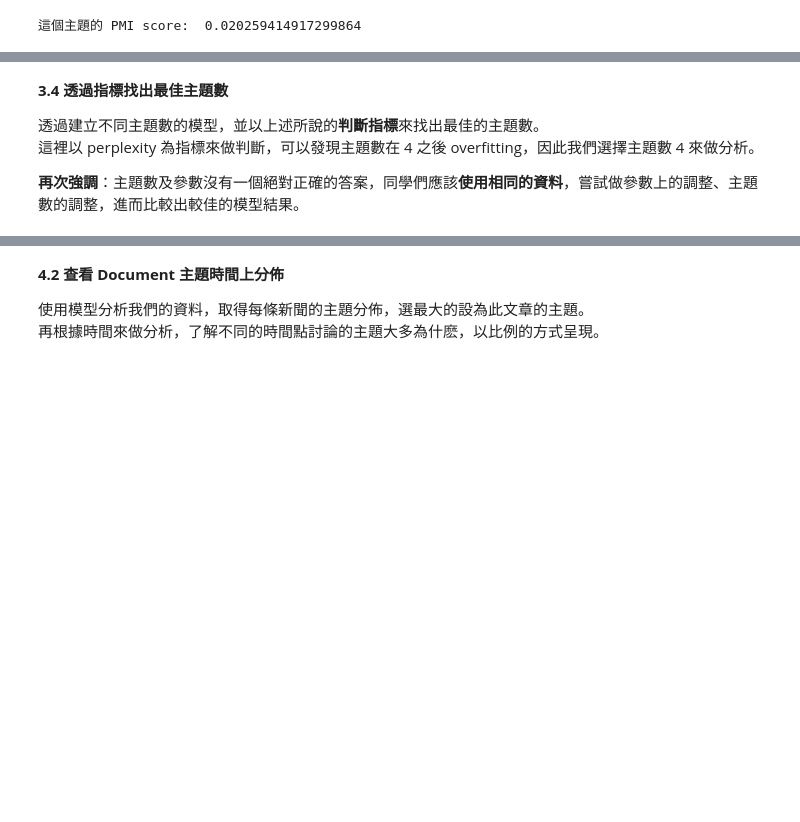
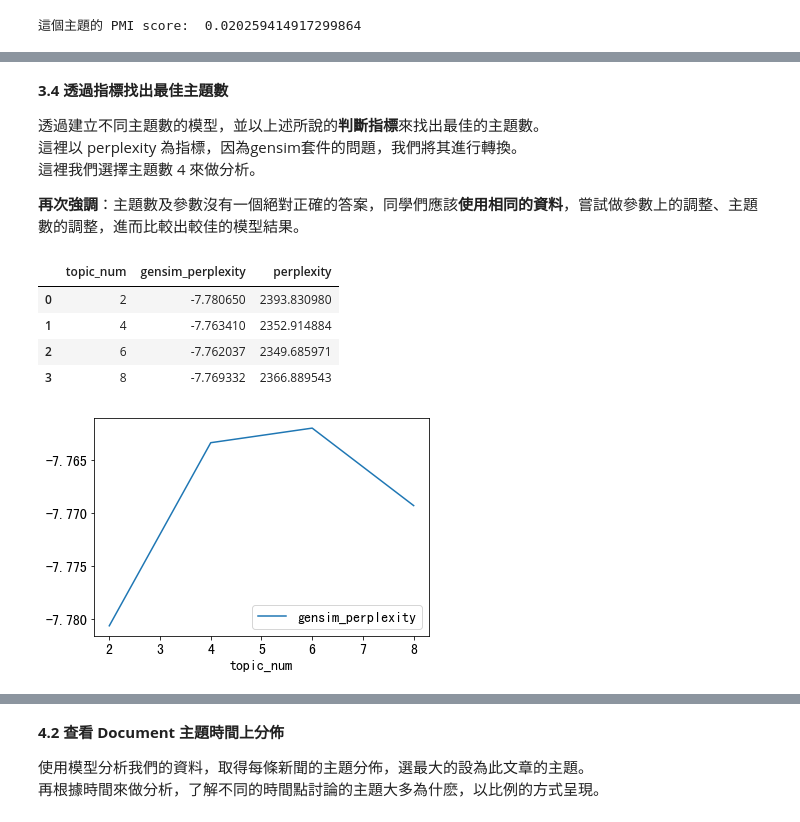
Before and after one commit to Text-Analytics-and-Retrieval/SMA_2021F, a Jupyter notebook: week12_topic_model/week12_zh.ipynb, the cells around one changed output, grey strips where cells are left out. Saved outputs shown, nothing was run; the diff lists cells and outputs as text; code cells hidden in the pictures; blank space fills up the shorter version.

```diff
--- a/week12_topic_model/week12_zh.ipynb
+++ b/week12_topic_model/week12_zh.ipynb
@@ -286,7 +286,8 @@ print('這個主題的 Perplexity Score: ', perplexity)
 **3.4 透過指標找出最佳主題數**
 
 透過建立不同主題數的模型，並以上述所說的**判斷指標**來找出最佳的主題數。<br>
-這裡以 perplexity 為指標來做判斷，可以發現主題數在 4 之後 overfitting，因此我們選擇主題數 4 來做分析。
+這裡以 perplexity 為指標，因為gensim套件的問題，我們將其進行轉換。<br>
+這裡我們選擇主題數 4 來做分析。
 
 **再次強調**：主題數及參數沒有一個絕對正確的答案，同學們應該**使用相同的資料**，嘗試做參數上的調整、主題數的調整，進而比較出較佳的模型結果。
 # %%
@@ -309,3 +310,14 @@ for topic_num in topic_num_list:
+# %%
+result = pd.DataFrame(result)
+result.plot.line(x='topic_num', y='gensim_perplexity', label='gensim_perplexity')
+result
+# %% [output]
+|  | topic_num | gensim_perplexity | perplexity |
+| 0 | 2 | -7.780650 | 2393.830980 |
+| 1 | 4 | -7.763410 | 2352.914884 |
+| 2 | 6 | -7.762037 | 2349.685971 |
+| 3 | 8 | -7.769332 | 2366.889543 |
+[figure, added]
 # %%
 result = pd.DataFrame(result)
 result.plot.line(x='topic_num', y='perplexity', label='perplexity')
```
Also changed, not shown: parts of 12 cells of this notebook, 2 other files.
